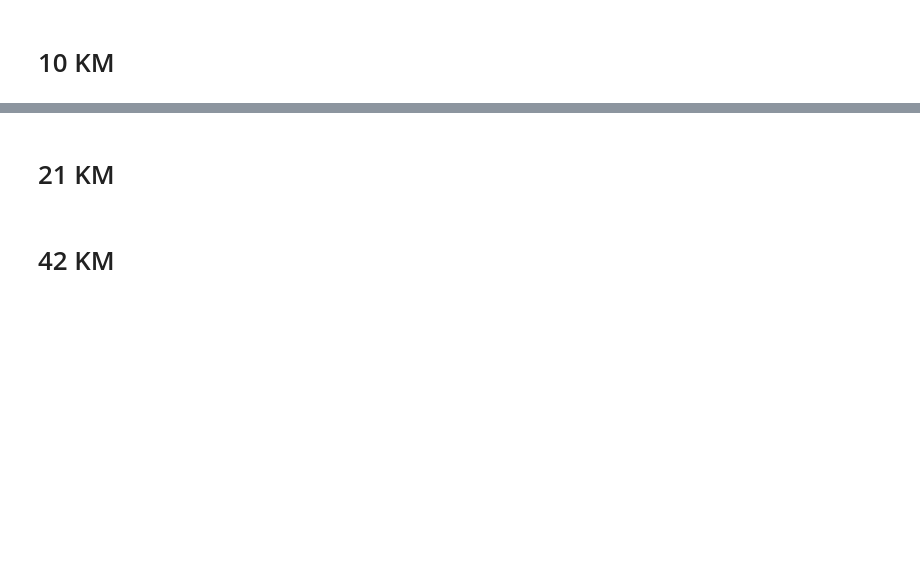
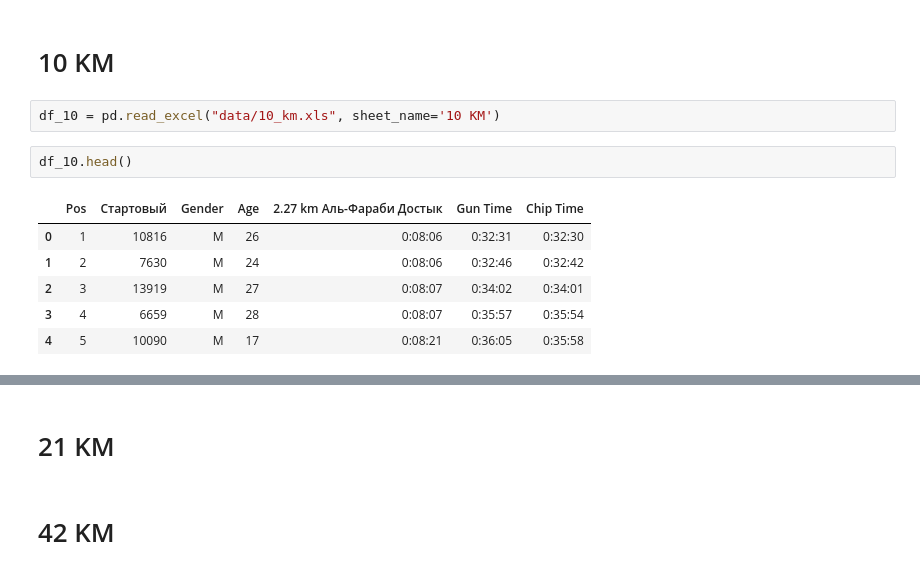
Before and after one commit to imaganov/almaty-marathon-visualization, a Jupyter notebook: Main.ipynb, the cells around one changed output, grey strips where cells are left out. Saved outputs shown, nothing was run; the diff lists cells and outputs as text; blank space fills up the shorter version.

```diff
--- a/Main.ipynb
+++ b/Main.ipynb
@@ -19,2 +37,13 @@ df_3.head()
 # %% [markdown]
 # 10 KM
+# %%
+df_10 = pd.read_excel("data/10_km.xls", sheet_name='10 KM')
+# %%
+df_10.head()
+# %% [output]
+|  | Pos | Стартовый | Gender | Age | 2.27 km Аль-Фараби Достык | Gun Time | Chip Time |
+| 0 | 1 | 10816 | M | 26 | 0:08:06 | 0:32:31 | 0:32:30 |
+| 1 | 2 | 7630 | M | 24 | 0:08:06 | 0:32:46 | 0:32:42 |
+| 2 | 3 | 13919 | M | 27 | 0:08:07 | 0:34:02 | 0:34:01 |
+| 3 | 4 | 6659 | M | 28 | 0:08:07 | 0:35:57 | 0:35:54 |
+| 4 | 5 | 10090 | M | 17 | 0:08:21 | 0:36:05 | 0:35:58 |
```
Also changed, not shown: parts of 9 cells of this notebook, 2 other files.
